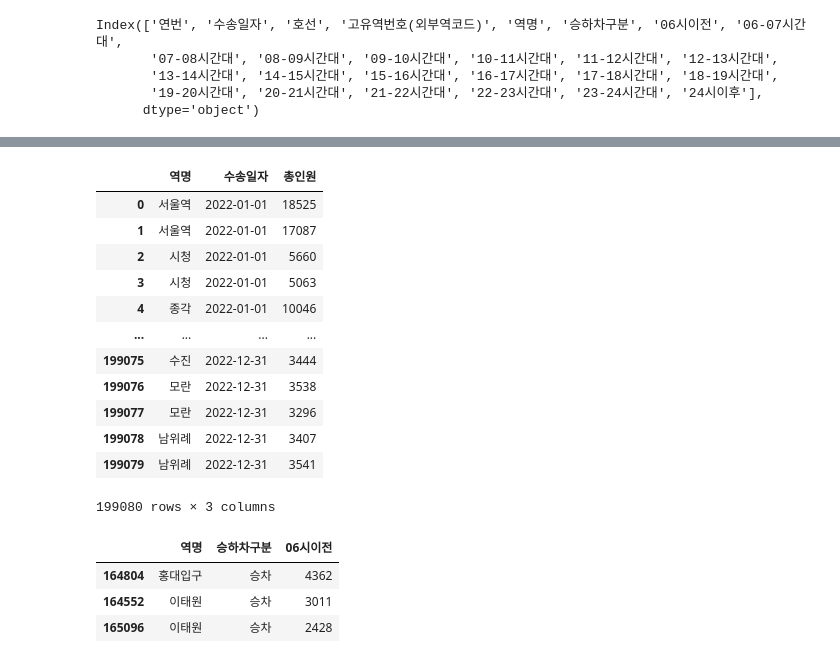
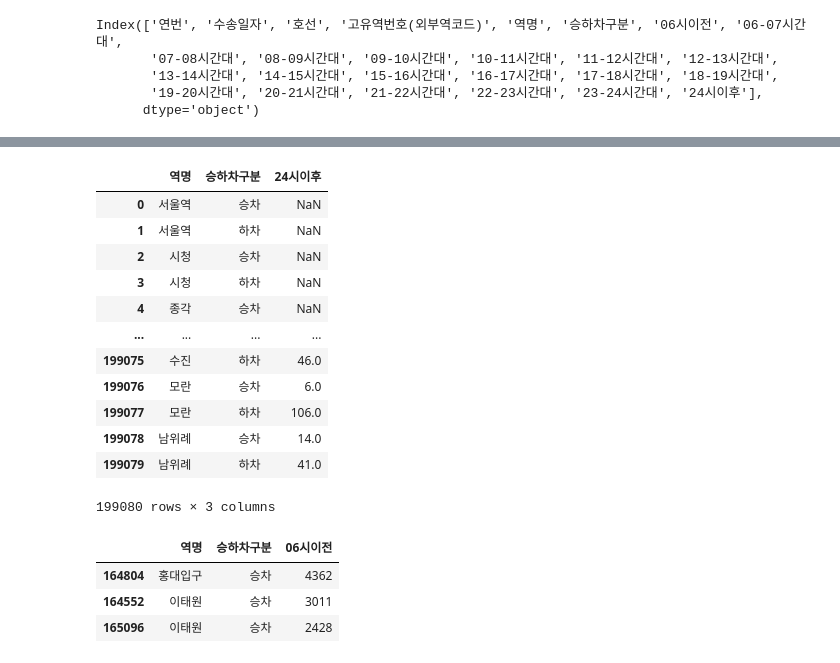
Before and after one commit to skrhdla/-, a Jupyter notebook: Untitled2.ipynb, the cells around one changed output, grey strips where cells are left out. Saved outputs shown, nothing was run; the diff lists cells and outputs as text; code cells hidden in the pictures.

```diff
--- a/Untitled2.ipynb
+++ b/Untitled2.ipynb
@@ -51,21 +46,21 @@ dtype: object
 # %%
 df=pd.DataFrame(csdata)
 # %%
-model=df[['역명','수송일자','총인원']]
+model=df[['역명','승하차구분','24시이후']]
 model
 # %% [output]
-|  | 역명 | 수송일자 | 총인원 |
-| 0 | 서울역 | 2022-01-01 | 18525 |
-| 1 | 서울역 | 2022-01-01 | 17087 |
-| 2 | 시청 | 2022-01-01 | 5660 |
-| 3 | 시청 | 2022-01-01 | 5063 |
-| 4 | 종각 | 2022-01-01 | 10046 |
+|  | 역명 | 승하차구분 | 24시이후 |
+| 0 | 서울역 | 승차 | NaN |
+| 1 | 서울역 | 하차 | NaN |
+| 2 | 시청 | 승차 | NaN |
+| 3 | 시청 | 하차 | NaN |
+| 4 | 종각 | 승차 | NaN |
 | ... | ... | ... | ... |
-| 199075 | 수진 | 2022-12-31 | 3444 |
-| 199076 | 모란 | 2022-12-31 | 3538 |
-| 199077 | 모란 | 2022-12-31 | 3296 |
-| 199078 | 남위례 | 2022-12-31 | 3407 |
-| 199079 | 남위례 | 2022-12-31 | 3541 |
+| 199075 | 수진 | 하차 | 46.0 |
+| 199076 | 모란 | 승차 | 6.0 |
+| 199077 | 모란 | 하차 | 106.0 |
+| 199078 | 남위례 | 승차 | 14.0 |
+| 199079 | 남위례 | 하차 | 41.0 |
 199080 rows × 3 columns
 # %%
 model.sort_values(by="06시이전",ascending=False).head(3)
```
Also changed, not shown: parts of 10 cells of this notebook.
